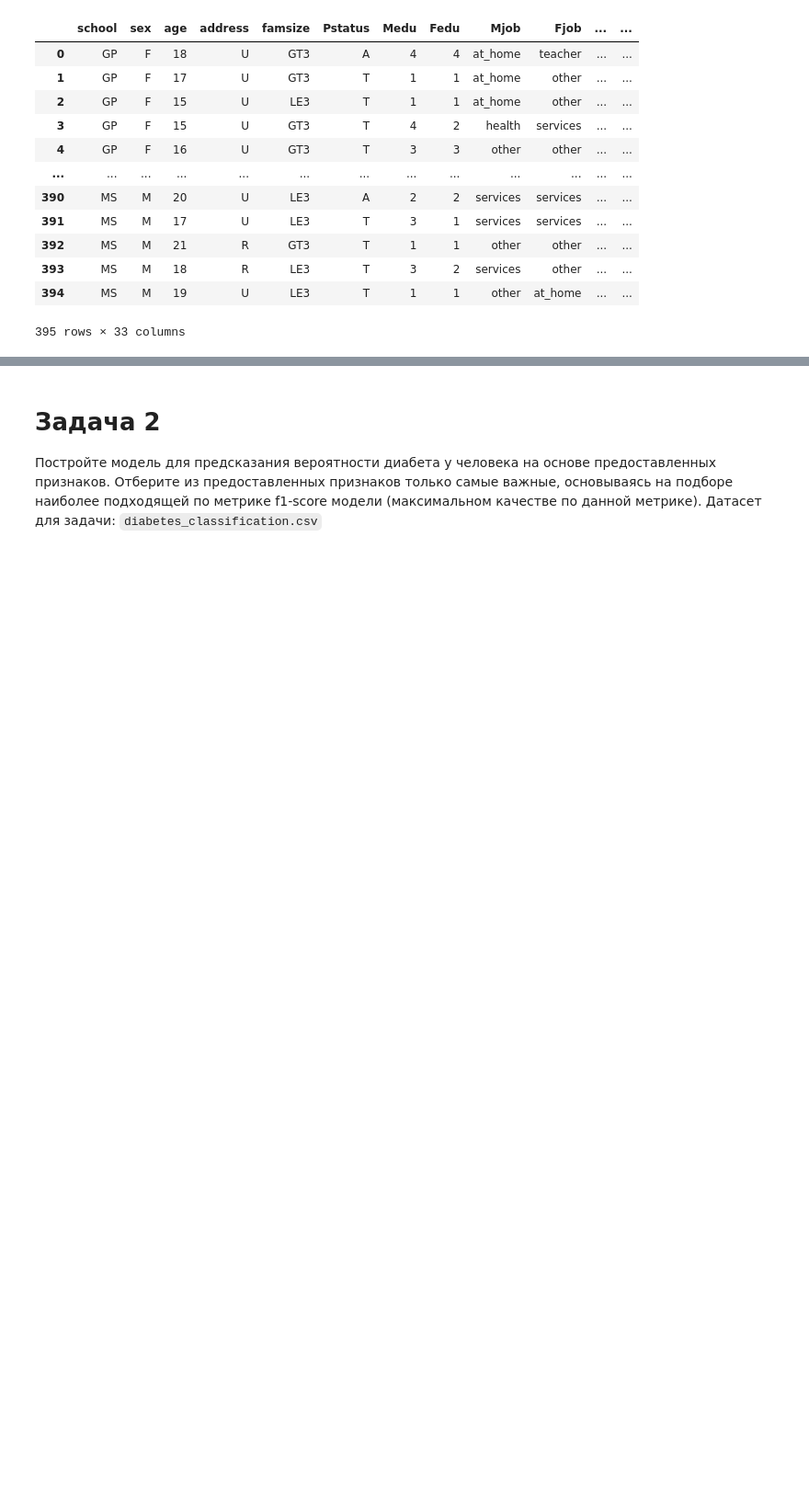
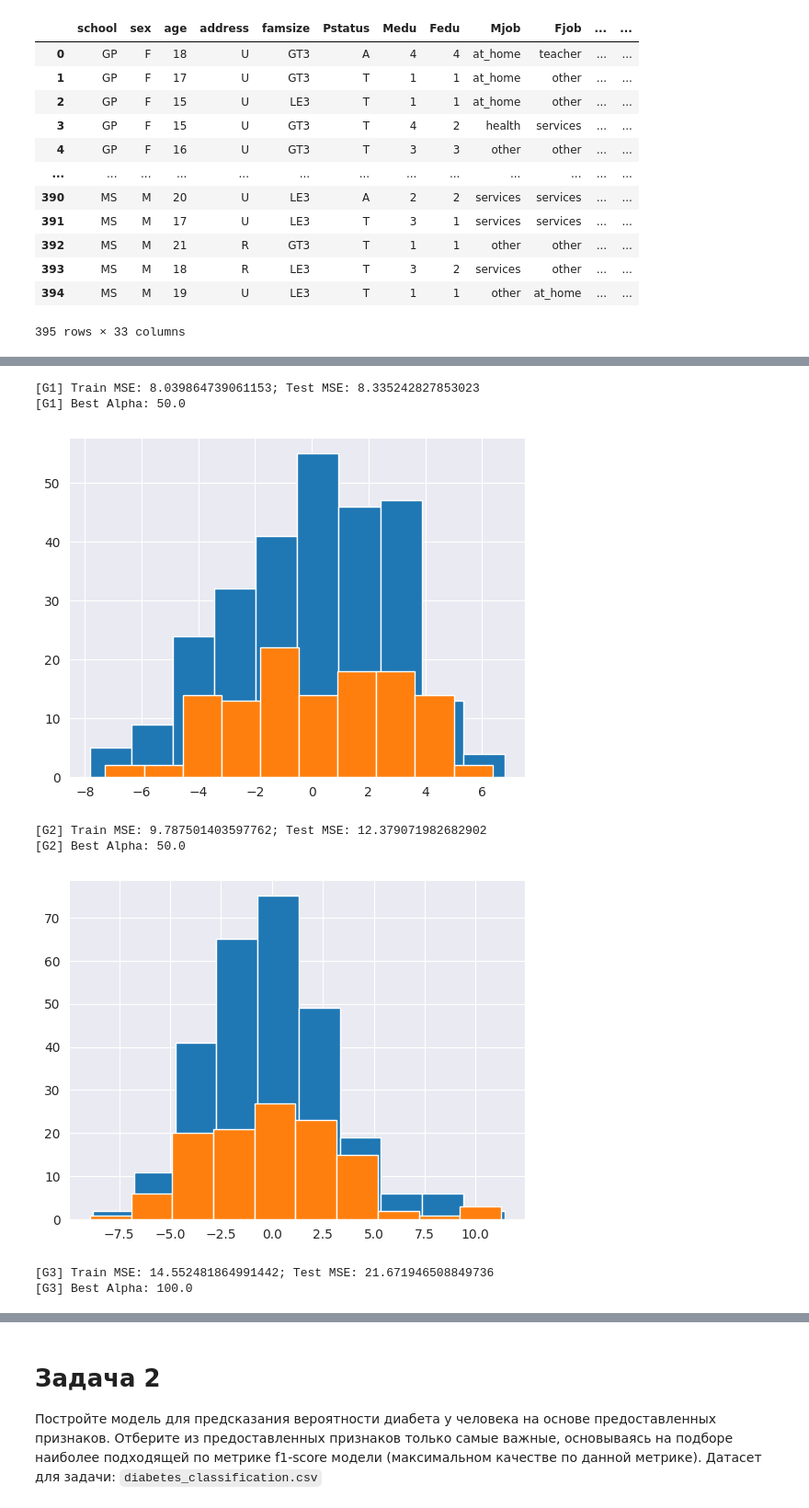
Before and after one commit to BurnBirdX7/statistics, a Jupyter notebook: src/Homework4.ipynb, the cells around one changed output, grey strips where cells are left out. Shown: that part at 92% size. Cells and saved outputs as stored; diff of their text form; code cells hidden in the pictures; blank space fills up the shorter version.

```diff
--- a/src/Homework4.ipynb
+++ b/src/Homework4.ipynb
@@ -26,0 +95,8 @@ task1_data
+# %%
+possible_alphas = []
+current_alpha = 0.0001
+for i in range(8):
+    possible_alphas += [current_alpha, current_alpha * 5]
+    current_alpha *= 10
+
+possible_alphas
@@ -26,0 +120,13 @@ task1_data
+# %%
+l2_model = linear_model.Ridge()
+grid_search = model_selection.GridSearchCV(l2_model, {'alpha': possible_alphas})
+model_train_and_display(grid_search, True)
+# %% [output]
+[G1] Train MSE: 8.039864739061153; Test MSE: 8.335242827853023
+[G1] Best Alpha: 50.0
+[figure, added]
+[G2] Train MSE: 9.787501403597762; Test MSE: 12.379071982682902
+[G2] Best Alpha: 50.0
+[figure, added]
+[G3] Train MSE: 14.552481864991442; Test MSE: 21.671946508849736
+[G3] Best Alpha: 100.0
```
Also changed, not shown: parts of 15 cells of this notebook.
